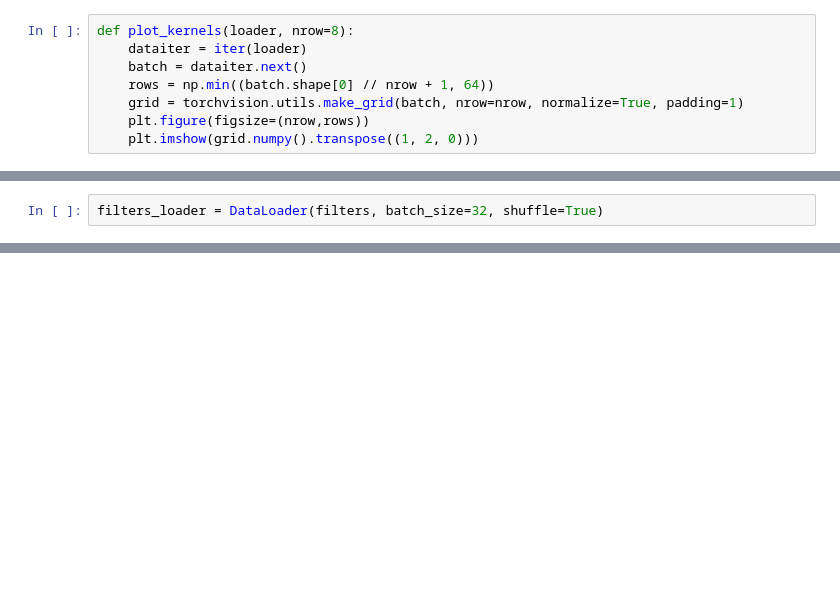
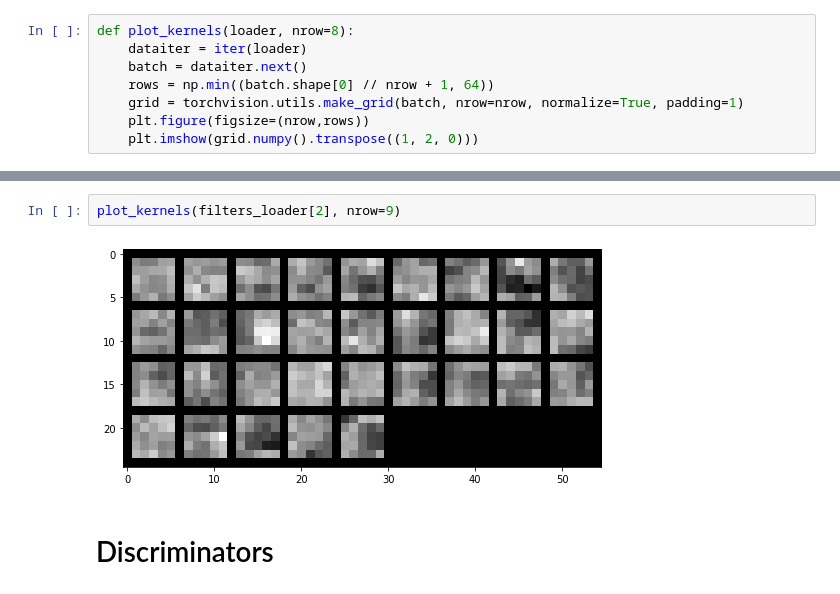
Before and after one commit to realfolkcode/AdversarialRegularization, a Jupyter notebook: filters.ipynb, the cells around one changed output, grey strips where cells are left out. Saved outputs shown, nothing was run; the diff lists cells and outputs as text; blank space fills up the shorter version.

```diff
--- a/filters.ipynb
+++ b/filters.ipynb
@@ -165,3 +177 @@ Passing `shuffle=True` to `FilterDataset` results in shuffled batches.
-# %%
-filters_loader = DataLoader(filters, batch_size=32, shuffle=True)
 # %%
@@ -170,0 +181,6 @@ plot_kernels(filters_loader, nrow=9)
+# %%
+plot_kernels(filters_loader[2], nrow=9)
+# %% [output]
+[figure, added]
+# %% [markdown]
+# Discriminators
```
Also changed, not shown: parts of 18 cells of this notebook.
